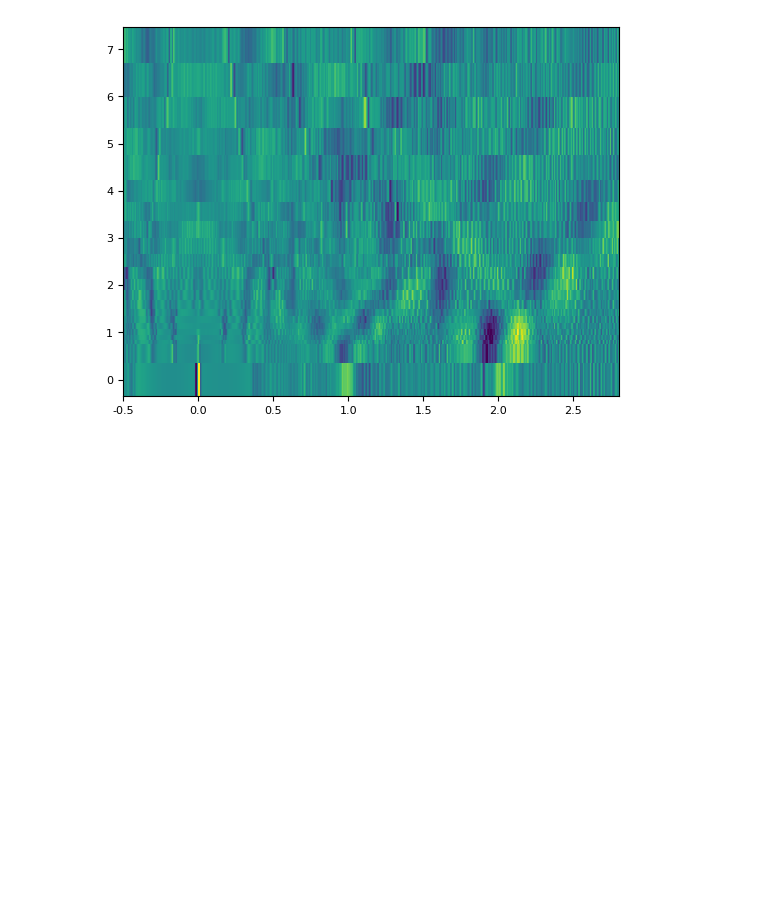
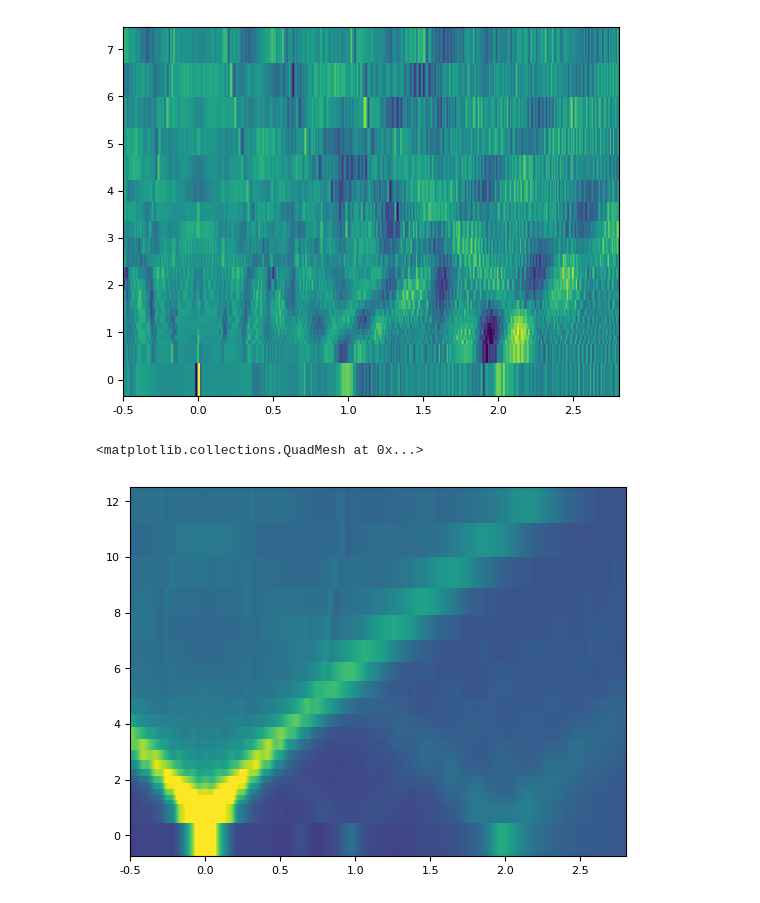
Before and after one commit to schmampf/dissertation-figures, a Jupyter notebook: atomic_contact/03_simulation.ipynb, the cells around one changed output. Cells and saved outputs as stored; diff of their text form; code cells hidden in the pictures; blank space fills up the shorter version.

```diff
--- a/atomic_contact/03_simulation.ipynb
+++ b/atomic_contact/03_simulation.ipynb
@@ -417,0 +624,5 @@ plt.pcolormesh(Vbias, Abias, (dGicpt + dGfcspamar - dGexp), clim=(-1, 1))
+# %%
+plt.pcolormesh(Vbias, Abias, dGexp, clim=(0, 4))
+# %% [output]
+<matplotlib.collections.QuadMesh at 0x...>
+[figure, added]
```
Also changed, not shown: parts of 7 cells of this notebook.
